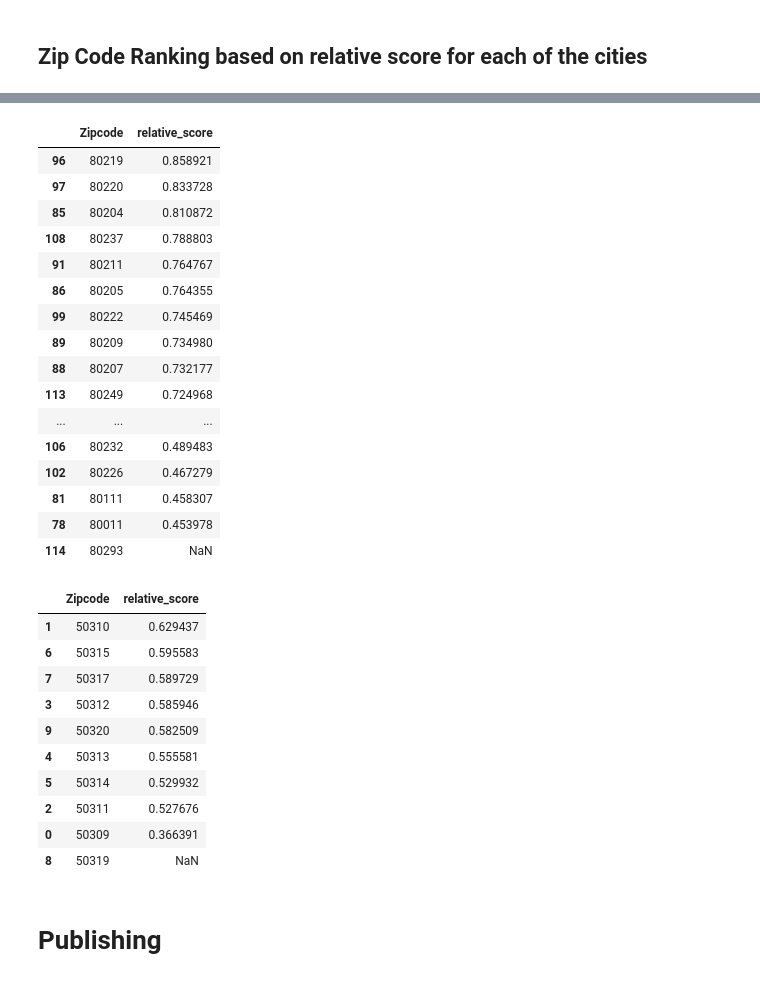
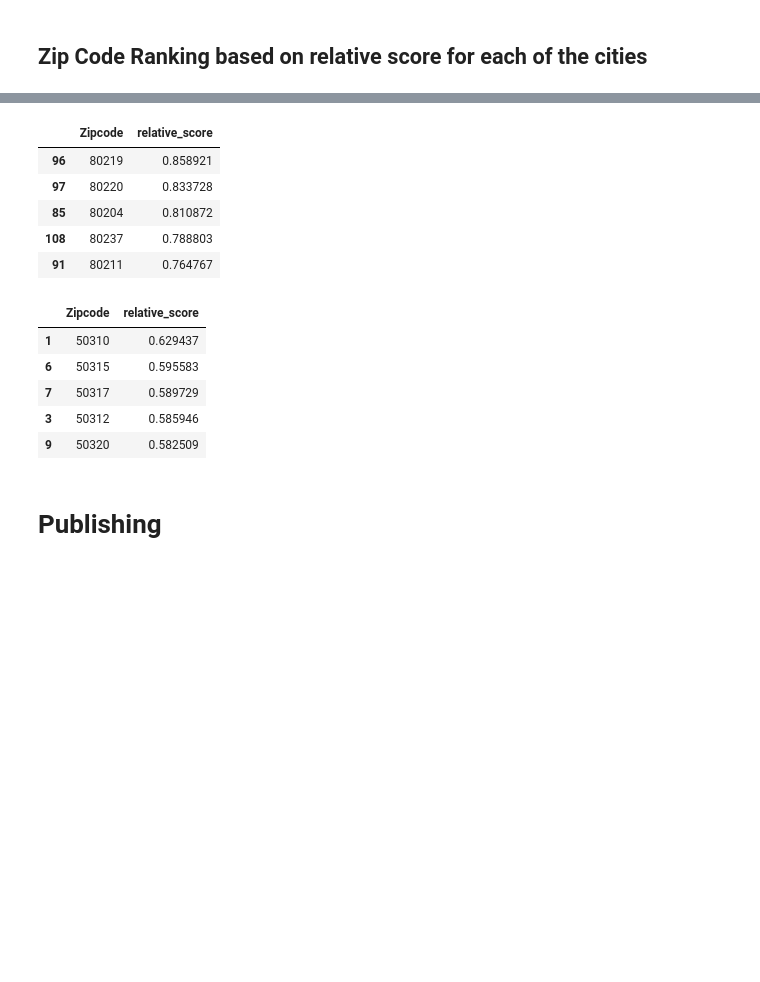
Before and after one commit to JettChenT/MathematicalModeling, a Jupyter notebook: Mock/2010/model.ipynb, the cells around one changed output, grey strips where cells are left out. Cells and saved outputs as stored; diff of their text form; code cells hidden in the pictures; blank space fills up the shorter version.

```diff
--- a/Mock/2010/model.ipynb
+++ b/Mock/2010/model.ipynb
@@ -148,25 +143,14 @@ res['Chicago']
 # %%
-res['Denver']
+res['Denver'].head()
 # %% [output]
 |  | Zipcode | relative_score |
 | 96 | 80219 | 0.858921 |
 | 97 | 80220 | 0.833728 |
 | 85 | 80204 | 0.810872 |
 | 108 | 80237 | 0.788803 |
 | 91 | 80211 | 0.764767 |
-| 86 | 80205 | 0.764355 |
-| 99 | 80222 | 0.745469 |
-| 89 | 80209 | 0.734980 |
-| 88 | 80207 | 0.732177 |
-| 113 | 80249 | 0.724968 |
-| ... | ... | ... |
-| 106 | 80232 | 0.489483 |
-| 102 | 80226 | 0.467279 |
-| 81 | 80111 | 0.458307 |
-| 78 | 80011 | 0.453978 |
-| 114 | 80293 | NaN |
 # %%
-res['Des Moines']
+res['Des Moines'].head()
 # %% [output]
 |  | Zipcode | relative_score |
 | 1 | 50310 | 0.629437 |
@@ -174,11 +158,6 @@ res['Des Moines']
 | 7 | 50317 | 0.589729 |
 | 3 | 50312 | 0.585946 |
 | 9 | 50320 | 0.582509 |
-| 4 | 50313 | 0.555581 |
-| 5 | 50314 | 0.529932 |
-| 2 | 50311 | 0.527676 |
-| 0 | 50309 | 0.366391 |
-| 8 | 50319 | NaN |
 # %% [markdown]
 # Publishing
 # %%
```
Also changed, not shown: parts of 2 cells of this notebook, 11 other files.
